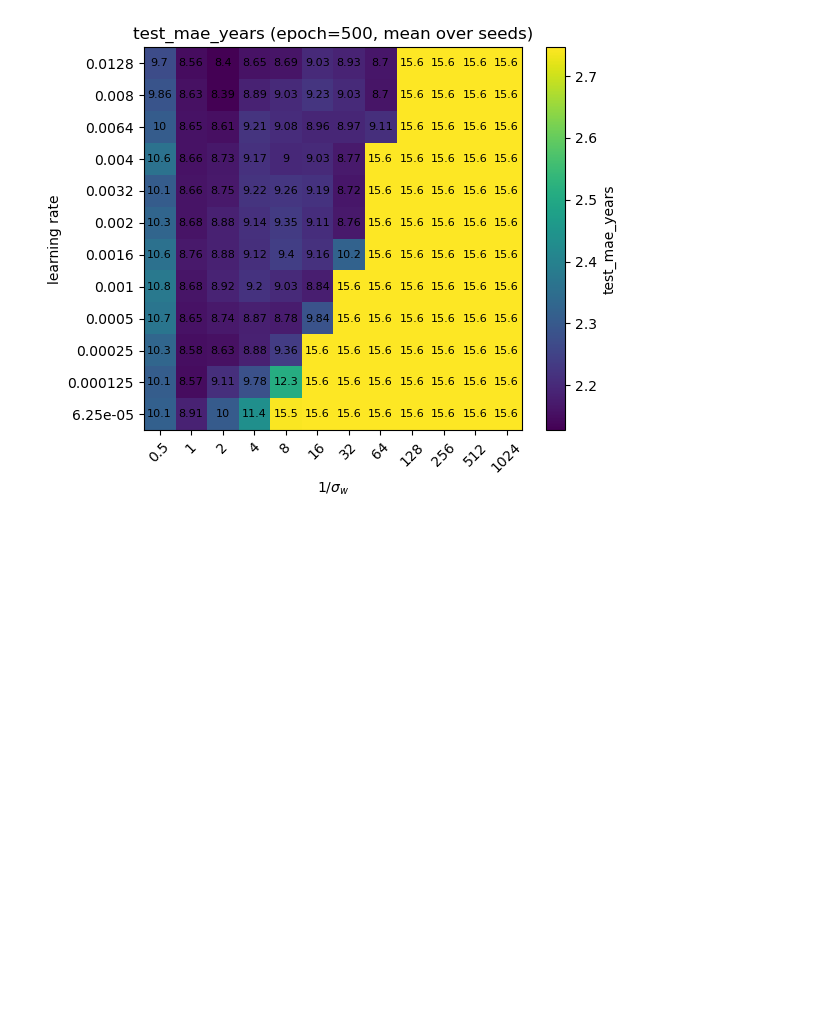
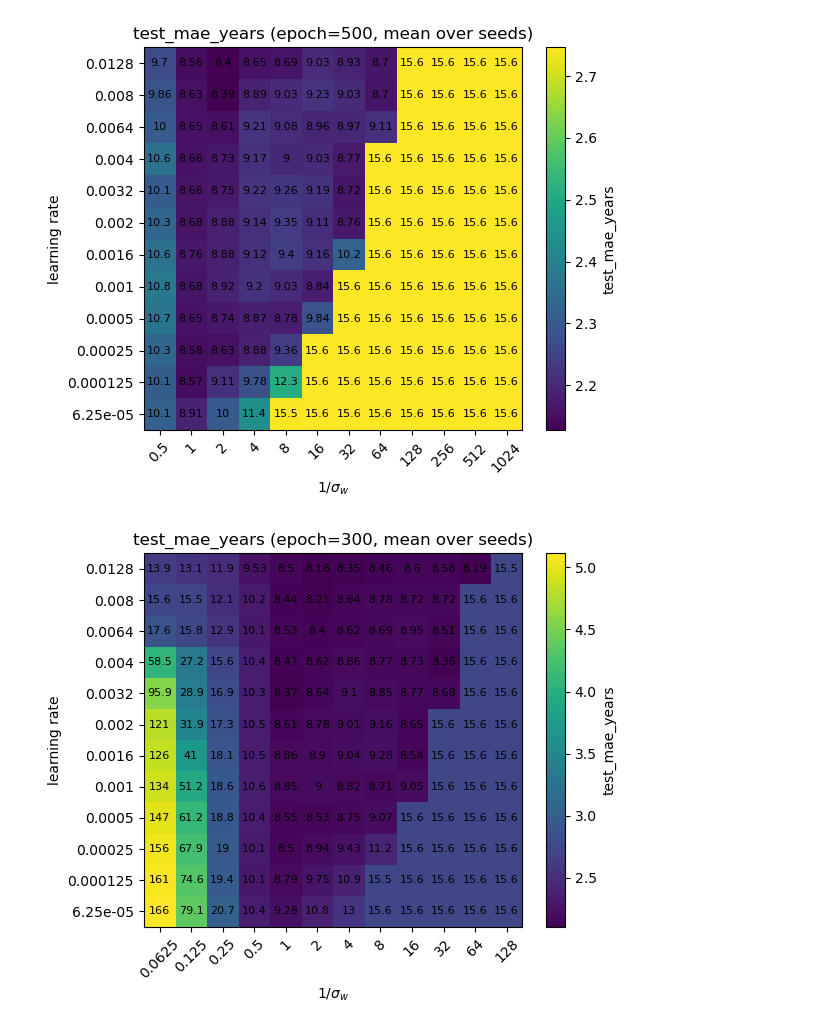
Before and after one commit to f-damico/BBP_in_SGD, a Jupyter notebook: notebook_experiment_2.ipynb, the cells around one changed output. Saved outputs shown, nothing was run; the diff lists cells and outputs as text; code cells hidden in the pictures; blank space fills up the shorter version.

```diff
--- a/notebook_experiment_2.ipynb
+++ b/notebook_experiment_2.ipynb
@@ -331,3 +351,13 @@ fig, ax, inv_vals, lr_vals, phase, counts = plot_phase_diagram_imshow(
 plt.show()
 # %% [output]
 [figure]
+# %%
+fig, ax, inv_vals, lr_vals, phase, counts = plot_phase_diagram_imshow(
+    "collected_results/exp2_dnn_BIG_sgd_tanh_v3.npz",
+    metric_key="test_mae_years",
+    epoch= 300,
+    annotate=True,
+)
+plt.show()
+# %% [output]
+[figure, added]
```
Also changed, not shown: parts of 3 cells of this notebook, 7 other files.
